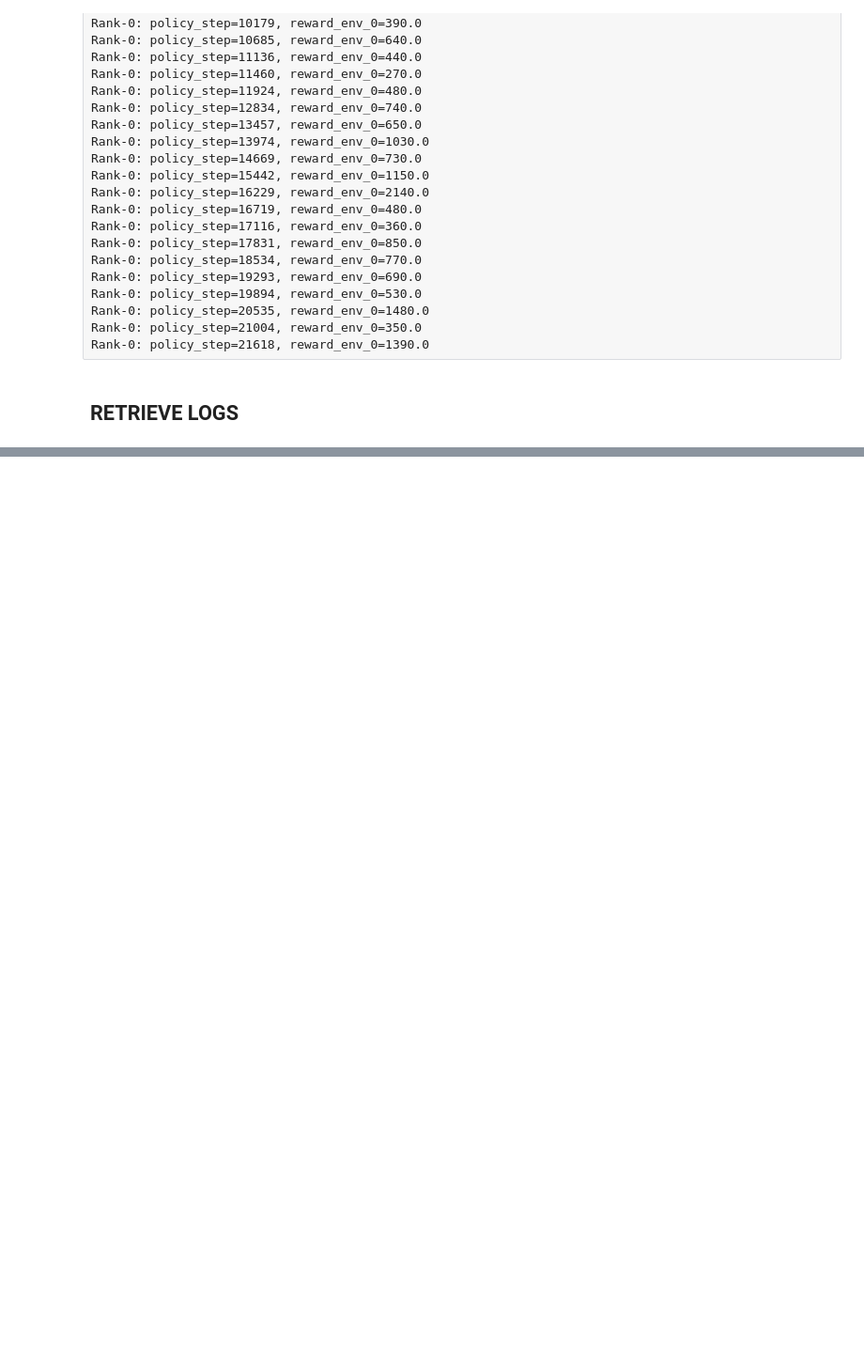
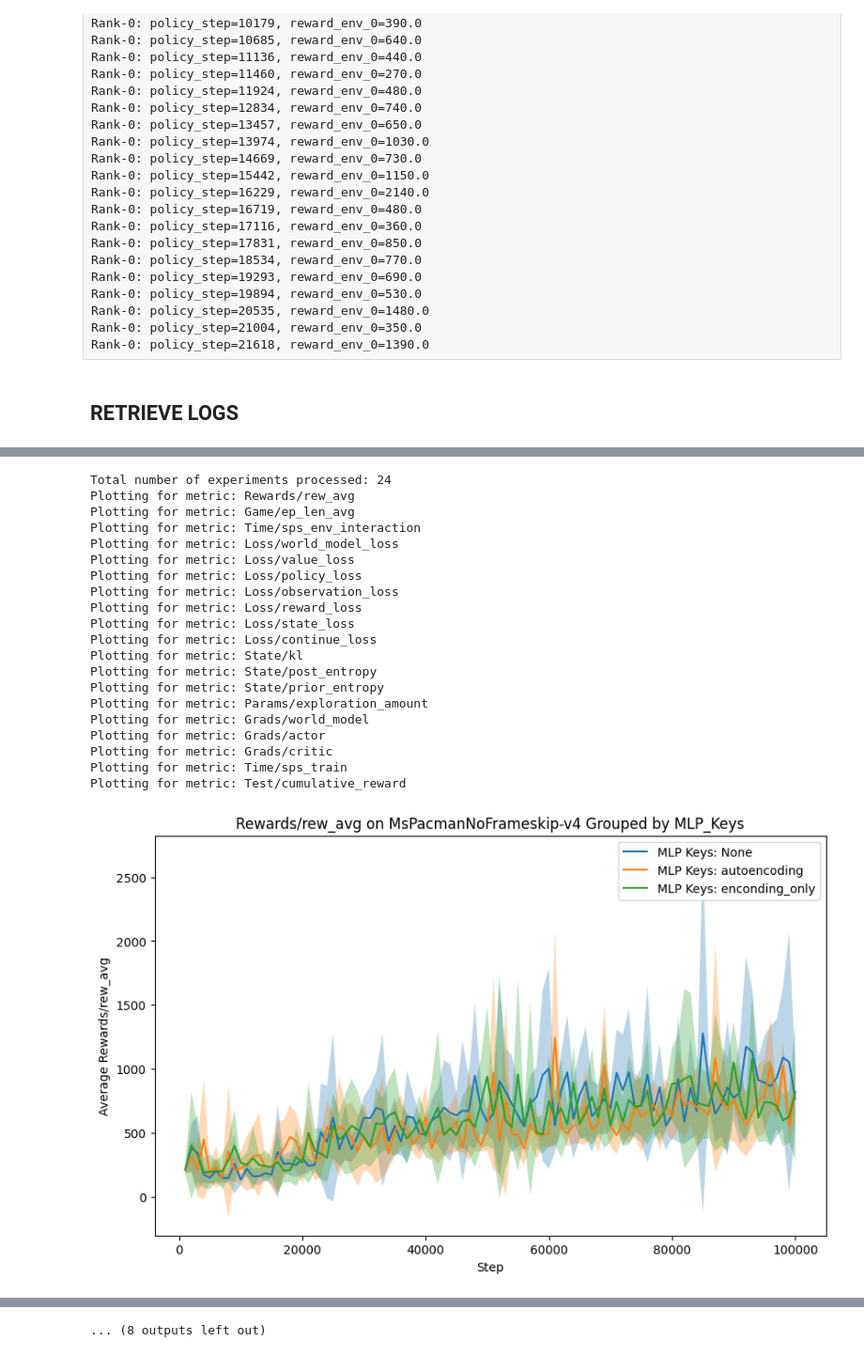
Before and after one commit to TheBlueHawk/sheeprl, a Jupyter notebook: test.ipynb, the cells around one changed output, grey strips where cells are left out. Shown at 94% size. Saved outputs shown, nothing was run; the diff lists cells and outputs as text; code cells hidden in the pictures; blank space fills up the shorter version.

```diff
--- a/test.ipynb
+++ b/test.ipynb
@@ -208,42 +135,0 @@ df.to_csv("output.csv")
-# %%
-import os
-from tensorboard.backend.event_processing import event_accumulator
-
-# Path to the TensorBoard log file
-log_file_path = 'logs/runs/dreamer_v3/MsPacmanNoFrameskip-v4/2024-01-22_12-16-37_dreamer_v3_MsPacmanNoFrameskip-v4_5/version_0/events.out.tfevents.1705922198.dalabgpu.inf.ethz.ch.3587650.0'  # Replace with your TensorBoard log directory path
-
-# Metrics to be extracted
-AGGREGATOR_KEYS = {
-    "Rewards/rew_avg",
-    "Game/ep_len_avg",
-    "Loss/world_model_loss",
-    "Loss/value_loss",
-    "Loss/policy_loss",
-    "Loss/observation_loss",
-    "Loss/reward_loss",
-    "Loss/state_loss",
-    "Loss/continue_loss",
-    "State/kl",
-    "State/post_entropy",
-    "State/prior_entropy",
-    "Params/exploration_amount",
-    "Grads/world_model",
-    "Grads/actor",
-    "Grads/critic",
-}
-
-# Load the TensorBoard log file
-ea = event_accumulator.EventAccumulator(log_file_path,
-                                        size_guidance={
-                                            event_accumulator.SCALARS: 0,
-                                        })
-
-ea.Reload()
-
-# Extract and print the metrics
-for key in AGGREGATOR_KEYS:
-    if key in ea.scalars.Keys():
-        print(f"Data for {key}:")
-        for event in ea.Scalars(key):
-            print(f"    Step {event.step}: {event.value}")
-        print()
@@ -518,0 +279,24 @@ Plotting for metric: Loss/observation_loss
+# %%
+update_viz(base_dir)
+# %% [output]
+Total number of experiments processed: 24
+Plotting for metric: Rewards/rew_avg
+Plotting for metric: Game/ep_len_avg
+Plotting for metric: Time/sps_env_interaction
+Plotting for metric: Loss/world_model_loss
+Plotting for metric: Loss/value_loss
+Plotting for metric: Loss/policy_loss
+Plotting for metric: Loss/observation_loss
+Plotting for metric: Loss/reward_loss
+Plotting for metric: Loss/state_loss
+Plotting for metric: Loss/continue_loss
+Plotting for metric: State/kl
+Plotting for metric: State/post_entropy
+Plotting for metric: State/prior_entropy
+Plotting for metric: Params/exploration_amount
+Plotting for metric: Grads/world_model
+Plotting for metric: Grads/actor
+Plotting for metric: Grads/critic
+Plotting for metric: Time/sps_train
+Plotting for metric: Test/cumulative_reward
+[figure, added]
@@ -518,0 +313 @@ Plotting for metric: Loss/observation_loss
+... (8 outputs left out)
```
Also changed, not shown: parts of 12 cells of this notebook, 19 other files.
